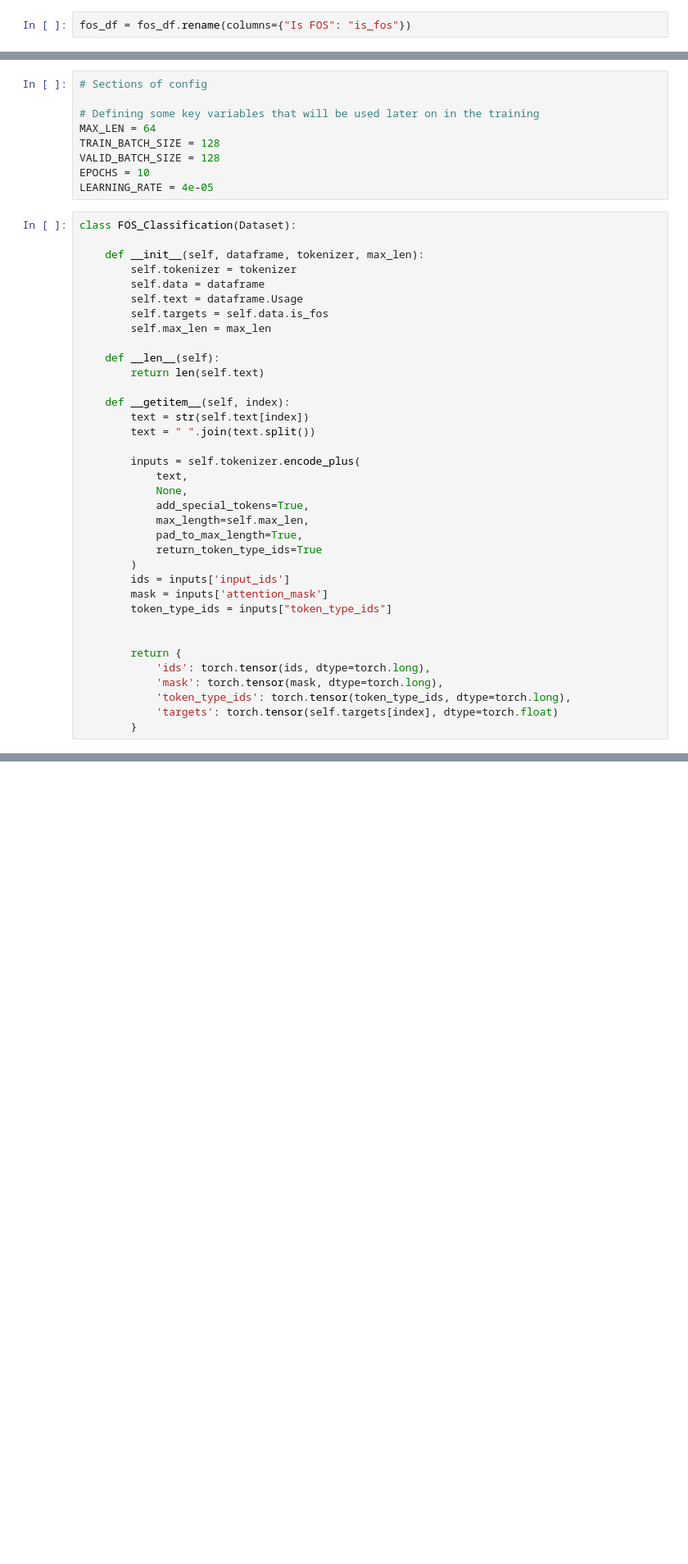
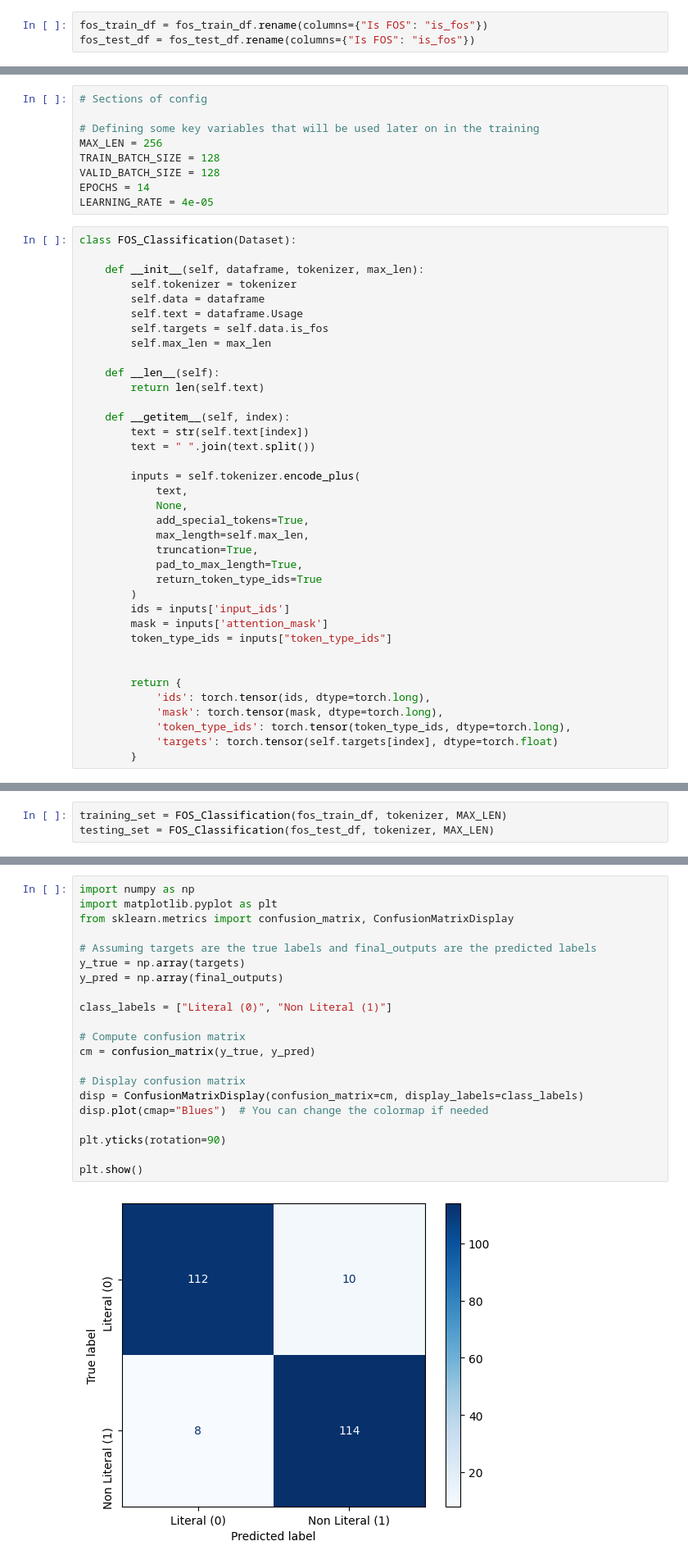
Before and after one commit to MiguelPartosa/Thesis-FOS-BinaryClass-WSD, a Jupyter notebook: CBERT_Train.ipynb, the cells around one changed output, grey strips where cells are left out. Shown at 82% size. Saved outputs shown, nothing was run; the diff lists cells and outputs as text; blank space fills up the shorter version.

```diff
--- a/CBERT_Train.ipynb
+++ b/CBERT_Train.ipynb
@@ -49,2 +43,3 @@ fos_df.columns.to_list()
 # %%
-fos_df = fos_df.rename(columns={"Is FOS": "is_fos"})
+fos_train_df = fos_train_df.rename(columns={"Is FOS": "is_fos"})
+fos_test_df = fos_test_df.rename(columns={"Is FOS": "is_fos"})
@@ -109,10 +94,10 @@ BaseModelOutput(last_hidden_state=tensor([[[ 2.1285, -2.3344, -0.3507,  ..., -0.
 # Sections of config
 
 # Defining some key variables that will be used later on in the training
-MAX_LEN = 64
+MAX_LEN = 256
 TRAIN_BATCH_SIZE = 128
 VALID_BATCH_SIZE = 128
-EPOCHS = 10
+EPOCHS = 14
 LEARNING_RATE = 4e-05
 # %%
 class FOS_Classification(Dataset):
@@ -136,6 +121,7 @@ class FOS_Classification(Dataset):
             None,
             add_special_tokens=True,
             max_length=self.max_len,
+            truncation=True,
             pad_to_max_length=True,
             return_token_type_ids=True
         )
@@ -172,3 +139,6 @@ TEST Dataset: (129, 2)
+# %%
+training_set = FOS_Classification(fos_train_df, tokenizer, MAX_LEN)
+testing_set = FOS_Classification(fos_test_df, tokenizer, MAX_LEN)
 # %%
 train_params = {'batch_size': TRAIN_BATCH_SIZE,
                 'shuffle': True,
@@ -385,0 +353,23 @@ print(accuracy_score(y_true, y_pred))
+# %%
+import numpy as np
+import matplotlib.pyplot as plt
+from sklearn.metrics import confusion_matrix, ConfusionMatrixDisplay
+
+# Assuming targets are the true labels and final_outputs are the predicted labels
+y_true = np.array(targets)
+y_pred = np.array(final_outputs)
+
+class_labels = ["Literal (0)", "Non Literal (1)"]
+
+# Compute confusion matrix
+cm = confusion_matrix(y_true, y_pred)
+
+# Display confusion matrix
+disp = ConfusionMatrixDisplay(confusion_matrix=cm, display_labels=class_labels)
+disp.plot(cmap="Blues")  # You can change the colormap if needed
+
+plt.yticks(rotation=90)
+
+plt.show()
+# %% [output]
+[figure, added]
```
Also changed, not shown: parts of 17 cells of this notebook.
